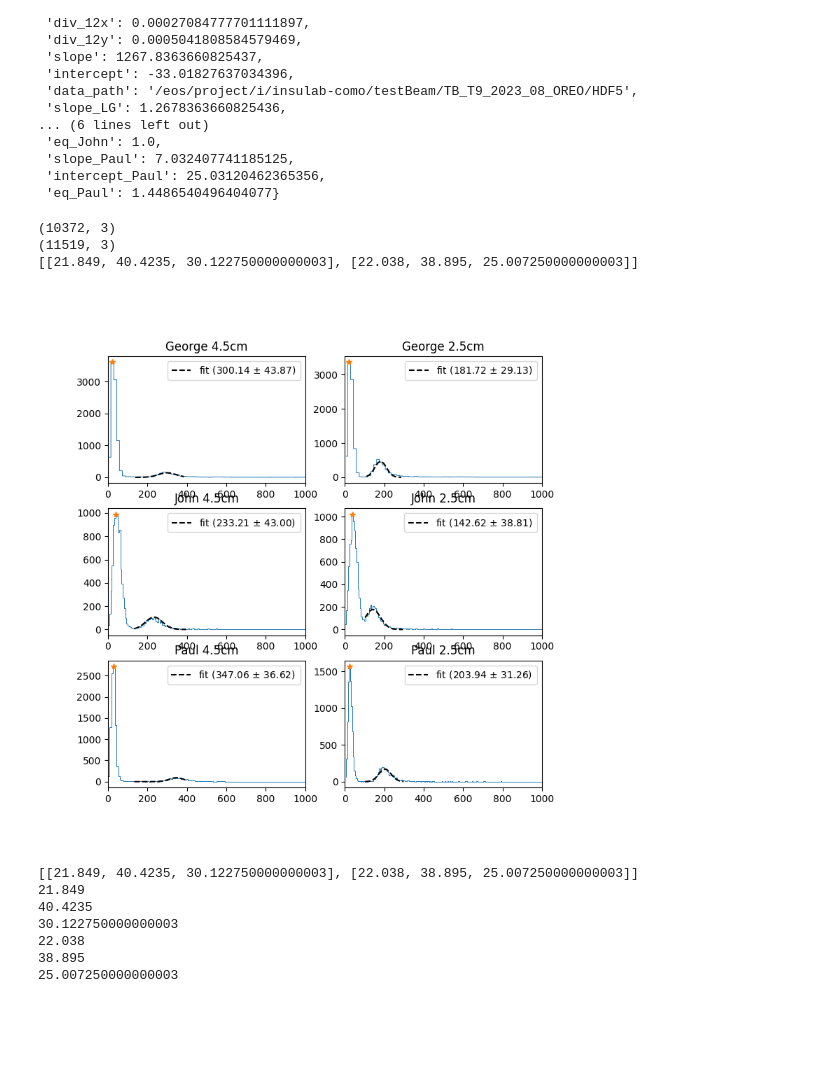
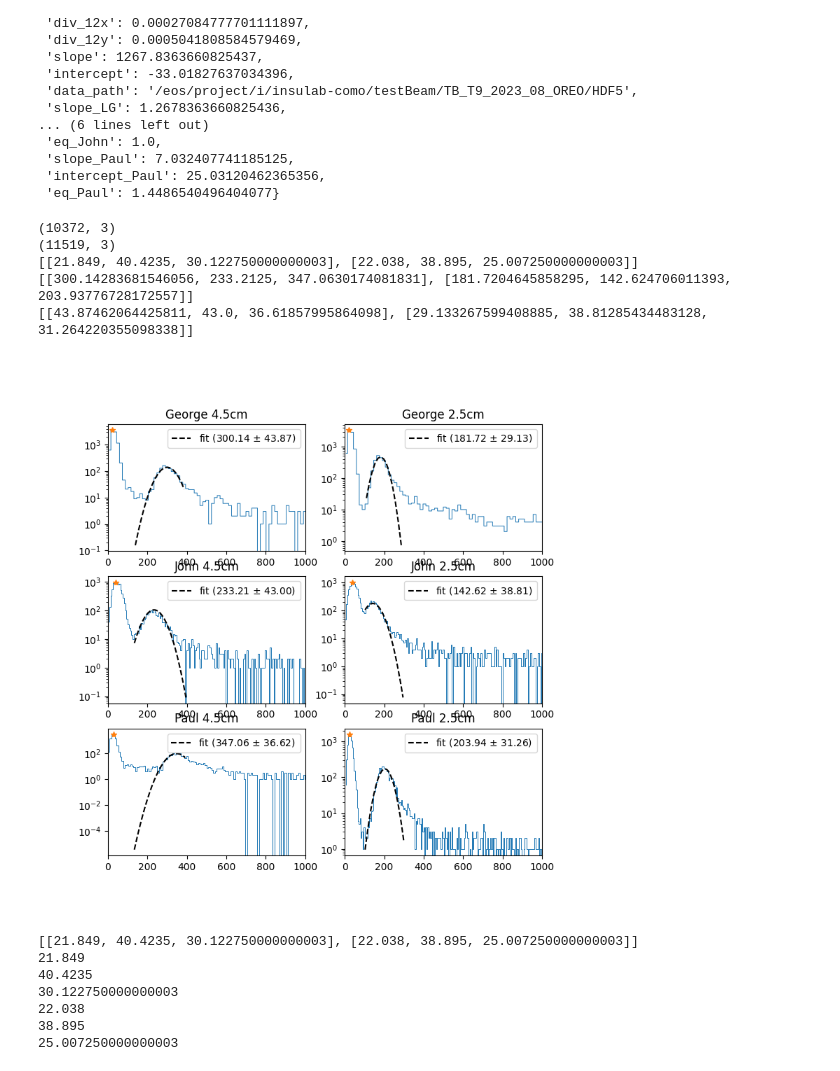
Before and after one commit to Ncanale/OREO_T9_23, a Jupyter notebook: OREO_T9_23_Calib_Beatles.ipynb, the cells around one changed output. Cells and saved outputs as stored; diff of their text form; code cells hidden in the pictures; blank space fills up the shorter version.

```diff
--- a/OREO_T9_23_Calib_Beatles.ipynb
+++ b/OREO_T9_23_Calib_Beatles.ipynb
@@ -108,37 +108,39 @@ for i, run in enumerate(n_runs):
         fit_poptJ, pcovJ = curve_fit(myGauss, x_fitJ, y_fitJ, sigma = np.sqrt(y_fitJ), absolute_sigma = True, p0 = p0J)
         fit_poptP, pcovP = curve_fit(myGauss, x_fitP, y_fitP, sigma = np.sqrt(y_fitP), absolute_sigma = True, p0 = p0P)
 
         peak_values.append([bincG[np.argmax(hG)],bincJ[np.argmax(hJ)],bincP[np.argmax(hP)]])
         En_values.append([fit_poptG[1],fit_poptJ[1],fit_poptP[1]])
         sigma_values.append([fit_poptG[2],fit_poptJ[2],fit_poptP[2]])
 
         ax[0,i].plot(bincG, hG, ds = "steps-mid", lw = .7)
         ax[0,i].plot(bincG[np.argmax(hG)],np.max(hG),'*')
         ax[1,i].plot(bincJ, hJ, ds = "steps-mid", lw = .7)
         ax[1,i].plot(bincJ[np.argmax(hJ)],np.max(hJ),'*')
         ax[2,i].plot(bincP, hP, ds = "steps-mid", lw = .7)
         ax[2,i].plot(bincP[np.argmax(hP)],np.max(hP),'*')
         ax[0,i].plot(x_fitG, myGauss(x_fitG, *fit_poptG), ls = "--", c = "k", label = f"fit ({fit_poptG[1]:.2f} $\pm$ {fit_poptG[2]:.2f}) ")
         ax[1,i].plot(x_fitJ, myGauss(x_fitJ, *fit_poptJ), ls = "--", c = "k", label = f"fit ({fit_poptJ[1]:.2f} $\pm$ {fit_poptJ[2]:.2f}) ")
         ax[2,i].plot(x_fitP, myGauss(x_fitP, *fit_poptP), ls = "--", c = "k", label = f"fit ({fit_poptP[1]:.2f} $\pm$ {fit_poptP[2]:.2f}) ")
         for j in range(3):
             ax[j,i].set_xlim(0,1000)
+            ax[j,i].set_yscale('log')
             ax[j,i].legend(fontsize = 10)
         ax[0,i].set_title('George ' +str(dept[i]) + 'cm')
         ax[1,i].set_title('John ' +str(dept[i]) + 'cm')
         ax[2,i].set_title('Paul ' +str(dept[i]) + 'cm')
 
 
 print(peak_values)
-
-# print(En_values)
-# print(sigma_values)
+print(En_values)
+print(sigma_values)
 plt.show()
 # %% [output]
 (10372, 3)
 (11519, 3)
 [[21.849, 40.4235, 30.122750000000003], [22.038, 38.895, 25.007250000000003]]
+[[300.14283681546056, 233.2125, 347.0630174081831], [181.7204645858295, 142.624706011393, 203.93776728172557]]
+[[43.87462064425811, 43.0, 36.61857995864098], [29.133267599408885, 38.81285434483128, 31.264220355098338]]
-[figure, old version]
+[figure, new version]
 # %%
 print(peak_values)
 
```
Also changed, not shown: parts of 3 cells of this notebook, 2 other files.
